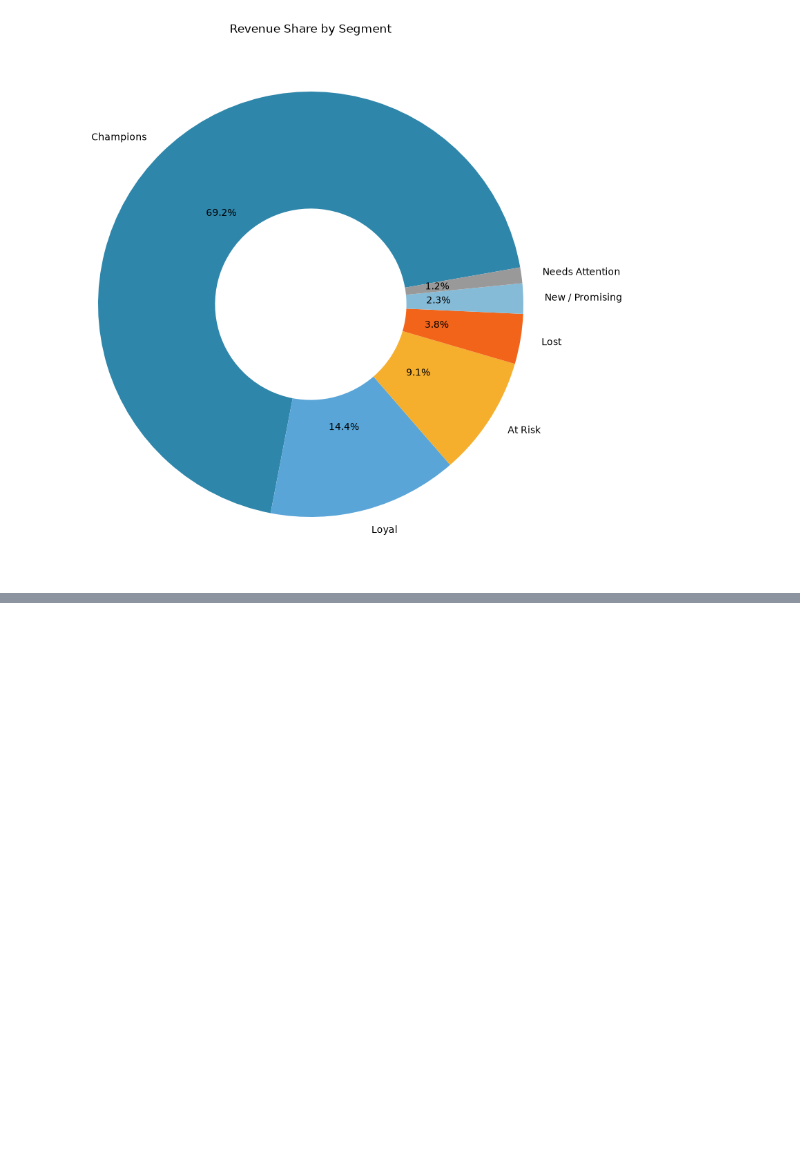
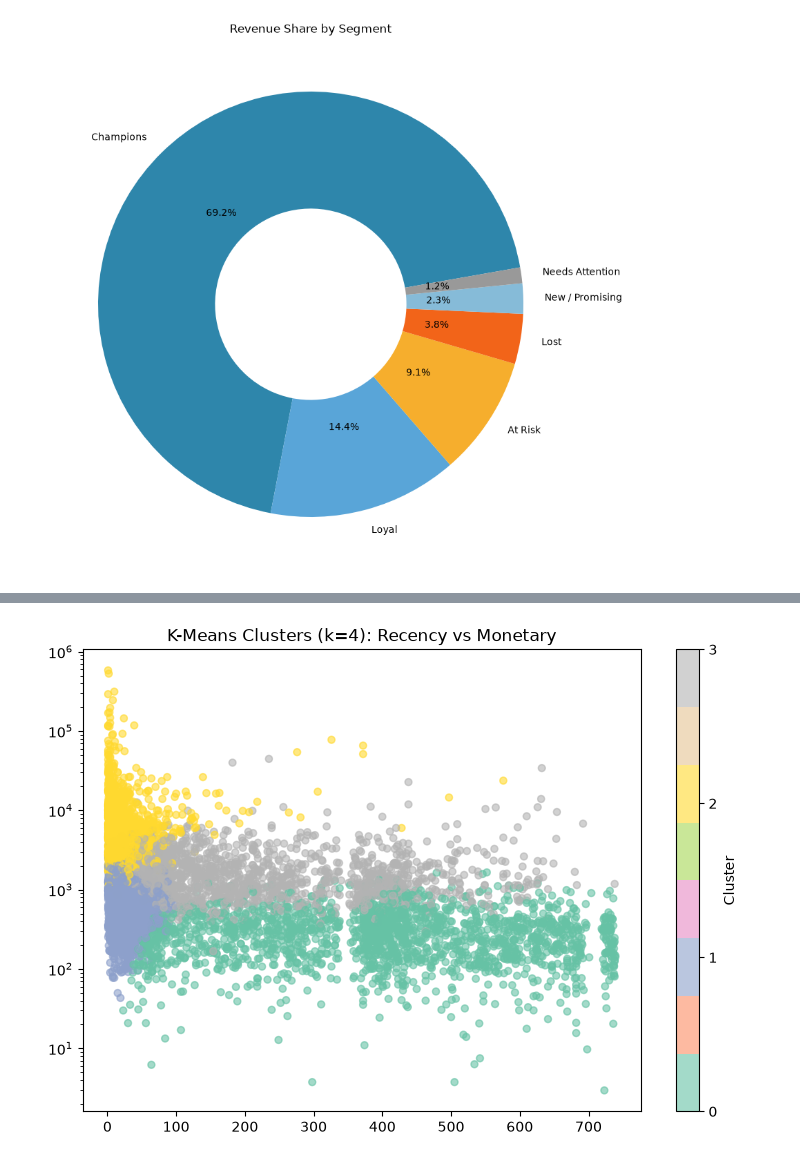
Before and after one commit to JunaidAshraf05/Customer-Segmentation-and-RFM-Analysis, a Jupyter notebook: 1.ipynb, the cells around one changed output, grey strips where cells are left out. Saved outputs shown, nothing was run; the diff lists cells and outputs as text; code cells hidden in the pictures; blank space fills up the shorter version.

```diff
--- a/1.ipynb
+++ b/1.ipynb
@@ -223,0 +251,13 @@ X_scaled = StandardScaler().fit_transform(X)
+# %%
+k = 4
+km = KMeans(n_clusters=k, random_state=42, n_init=10).fit(X_scaled)
+rfm["Cluster"] = km.labels_
+
+print("Silhouette:", round(silhouette_score(X_scaled, km.labels_), 3))
+
+rfm.groupby("Cluster").agg(
+    Customers=("Monetary", "count"),
+    Avg_Recency=("Recency", "mean"),
+    Avg_Frequency=("Frequency", "mean"),
+    Avg_Monetary=("Monetary", "mean"),
+).round(1)
@@ -223,0 +313,13 @@ X_scaled = StandardScaler().fit_transform(X)
+# %%
+plt.figure(figsize=(9, 6))
+scatter = plt.scatter(
+    rfm["Recency"], rfm["Monetary"],
+    c=rfm["Cluster"], cmap="Set2", alpha=0.6, s=25
+)
+plt.colorbar(scatter, ticks=sorted(rfm["Cluster"].unique()), label="Cluster")
+plt.yscale("log")
+plt.title("K-Means Clusters (k=4): Recency vs Monetary")
+plt.savefig("kmeans_clusters.png", dpi=150, bbox_inches="tight")
+plt.show()
+# %% [output]
+[figure, added]
```
Also changed, not shown: parts of 9 cells of this notebook, 1 other file.
